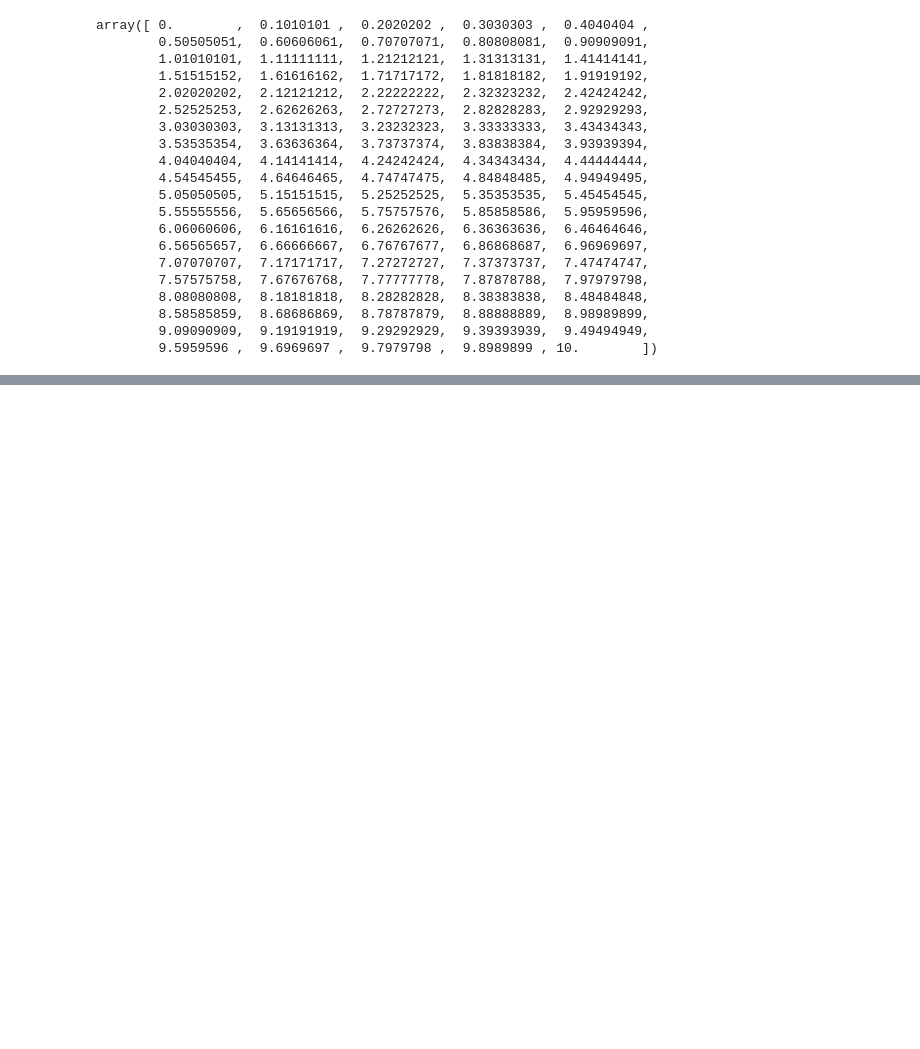
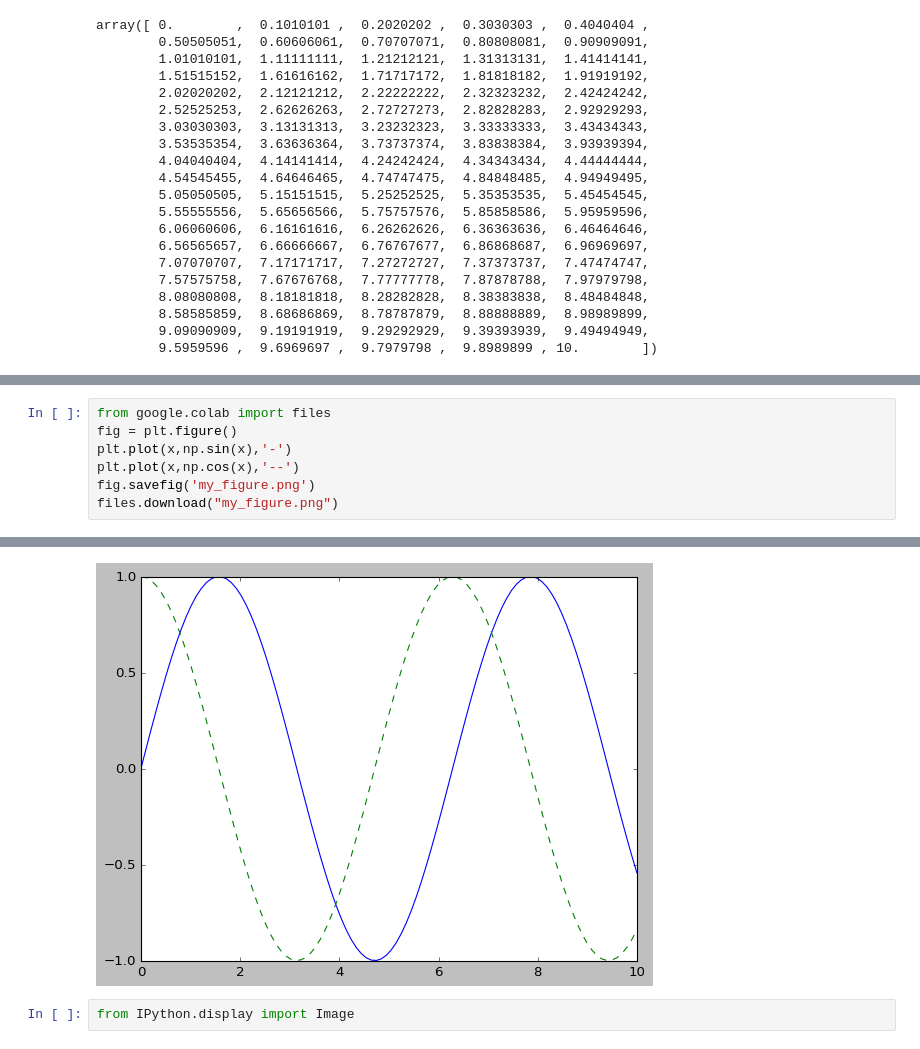
Before and after one commit to bignamu/python-AI, a Jupyter notebook: Matplotlib.ipynb, the cells around one changed output, grey strips where cells are left out. Drawn from its saved outputs; the diff is of its cells as text; blank space fills up the shorter version.

Commit message:
Colaboratory를 통해 생성됨

```diff
--- a/Matplotlib.ipynb
+++ b/Matplotlib.ipynb
@@ -52,0 +69,8 @@ array([ 0.        ,  0.1010101 ,  0.2020202 ,  0.3030303 ,  0.4040404 ,
+# %%
+from google.colab import files
+fig = plt.figure()
+plt.plot(x,np.sin(x),'-')
+plt.plot(x,np.cos(x),'--')
+fig.savefig('my_figure.png')
+files.download("my_figure.png")
+# %% [output]
@@ -52,0 +79,3 @@ array([ 0.        ,  0.1010101 ,  0.2020202 ,  0.3030303 ,  0.4040404 ,
+[figure, added]
+# %%
+from IPython.display import Image
```
Also changed, not shown: parts of 42 cells of this notebook.
